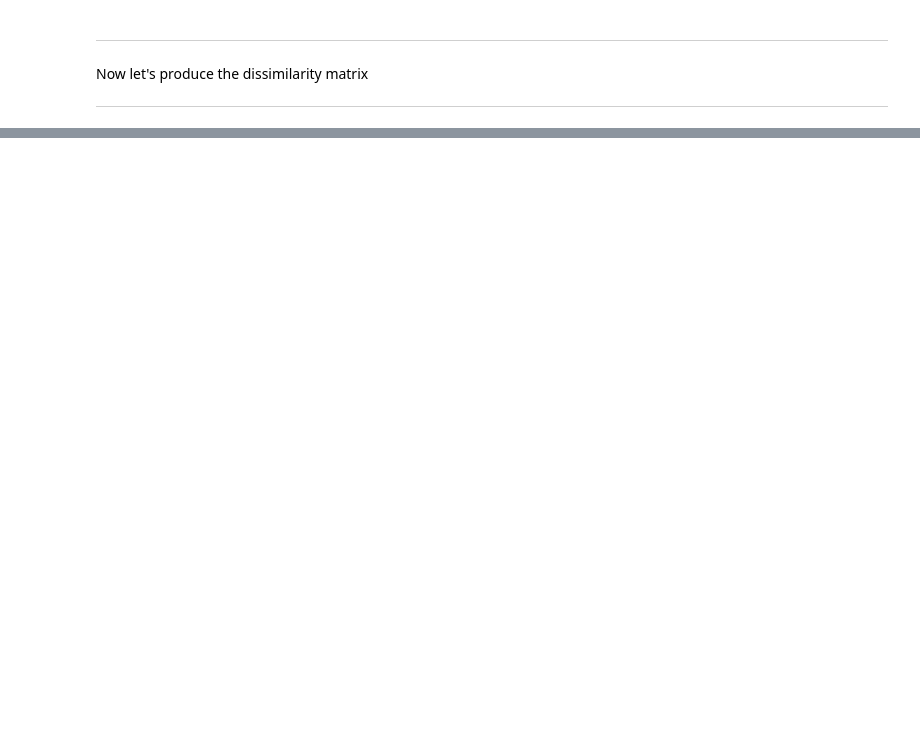
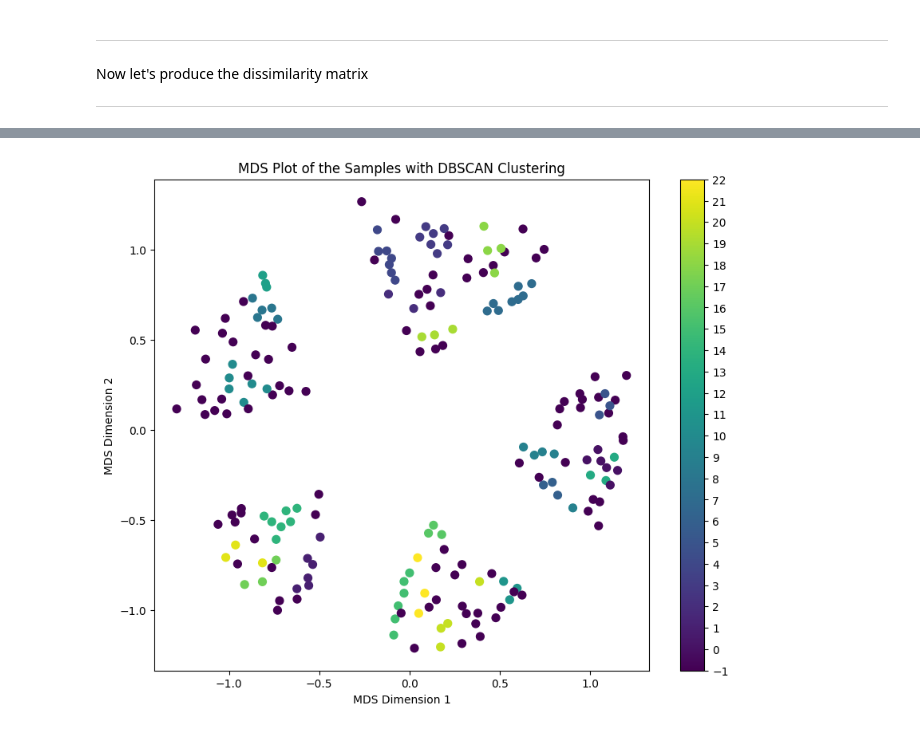
Before and after one commit to Eddymalloc/TEK_Supervised, a Jupyter notebook: EX_02/ex_02.ipynb, the cells around one changed output, grey strips where cells are left out. Drawn from its saved outputs; the diff is of its cells as text; code cells hidden in the pictures; blank space fills up the shorter version.

```diff
--- a/EX_02/ex_02.ipynb
+++ b/EX_02/ex_02.ipynb
@@ -166 +202,23 @@ Let's load the matrix and look at it !
+# %%
+# DBSCAN
+
+mds = MDS(n_components=2, dissimilarity="precomputed", random_state=42)
+data_2d = mds.fit_transform(dissimilarity_matrix)
+
+# Plot the MDS reduced data
+plt.figure(figsize=(10, 8))
+scatter = plt.scatter(data_2d[:, 0], data_2d[:, 1], c=labels, cmap='viridis', s=50)
+plt.title('MDS Plot of the Samples with DBSCAN Clustering')
+plt.xlabel('MDS Dimension 1')
+plt.ylabel('MDS Dimension 2')
+
+# DBSCAN labels -1 for noise
+if np.any(labels == -1):
+    plt.colorbar(scatter, ticks=np.unique(labels))
+else:
+    plt.colorbar(scatter)
+
+plt.show()
+# %% [output]
+[figure, added]
 # %%
```
Also changed, not shown: parts of 19 cells of this notebook.
